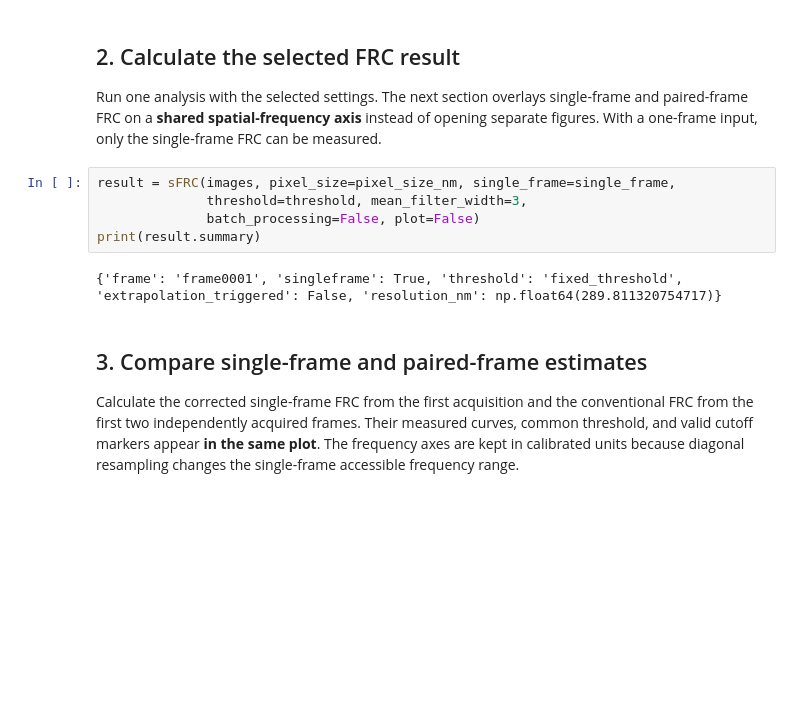
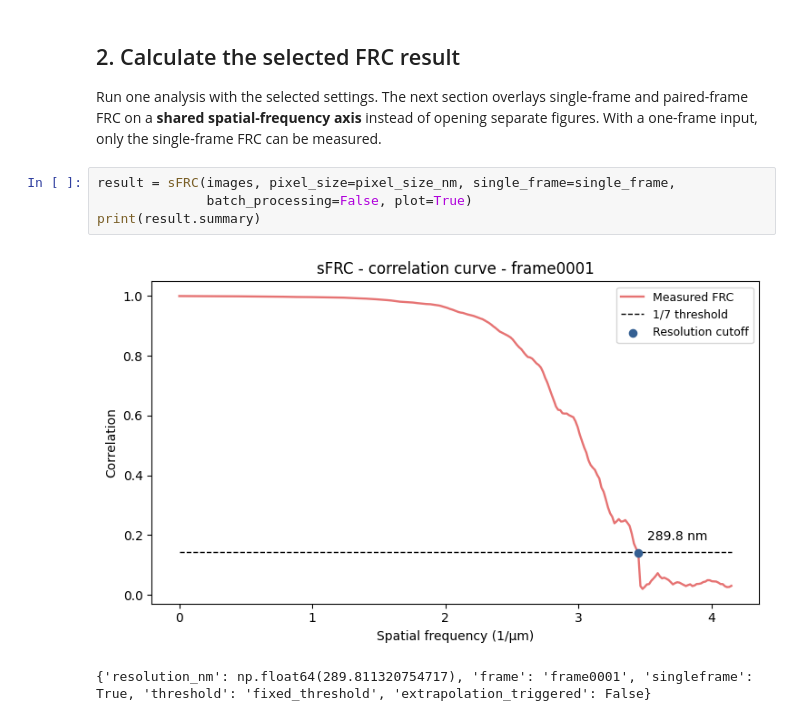
Before and after one commit to SR-Wiki/srFRCpy, a Jupyter notebook: demos/sFRC_demo.ipynb, the cells around one changed output. Cells and saved outputs as stored; diff of their text form; blank space fills up the shorter version.

```diff
--- a/demos/sFRC_demo.ipynb
+++ b/demos/sFRC_demo.ipynb
@@ -52,12 +52,8 @@ Input shape: (2, 1024, 1024)
 Run one analysis with the selected settings. The next section overlays single-frame and paired-frame FRC on a **shared spatial-frequency axis** instead of opening separate figures. With a one-frame input, only the single-frame FRC can be measured.
 # %%
 result = sFRC(images, pixel_size=pixel_size_nm, single_frame=single_frame,
-              threshold=threshold, mean_filter_width=3,
-              batch_processing=False, plot=False)
+              batch_processing=False, plot=True)
 print(result.summary)
 # %% [output]
+[figure, added]
-{'frame': 'frame0001', 'singleframe': True, 'threshold': 'fixed_threshold', 'extrapolation_triggered': False, 'resolution_nm': np.float64(289.811320754717)}
+{'resolution_nm': np.float64(289.811320754717), 'frame': 'frame0001', 'singleframe': True, 'threshold': 'fixed_threshold', 'extrapolation_triggered': False}
-# %% [markdown]
-## 3. Compare single-frame and paired-frame estimates
-
-Calculate the corrected single-frame FRC from the first acquisition and the conventional FRC from the first two independently acquired frames. Their measured curves, common threshold, and valid cutoff markers appear **in the same plot**. The frequency axes are kept in calibrated units because diagonal resampling changes the single-frame accessible frequency range.
```
Also changed, not shown: parts of 3 cells of this notebook, 13 other files.
